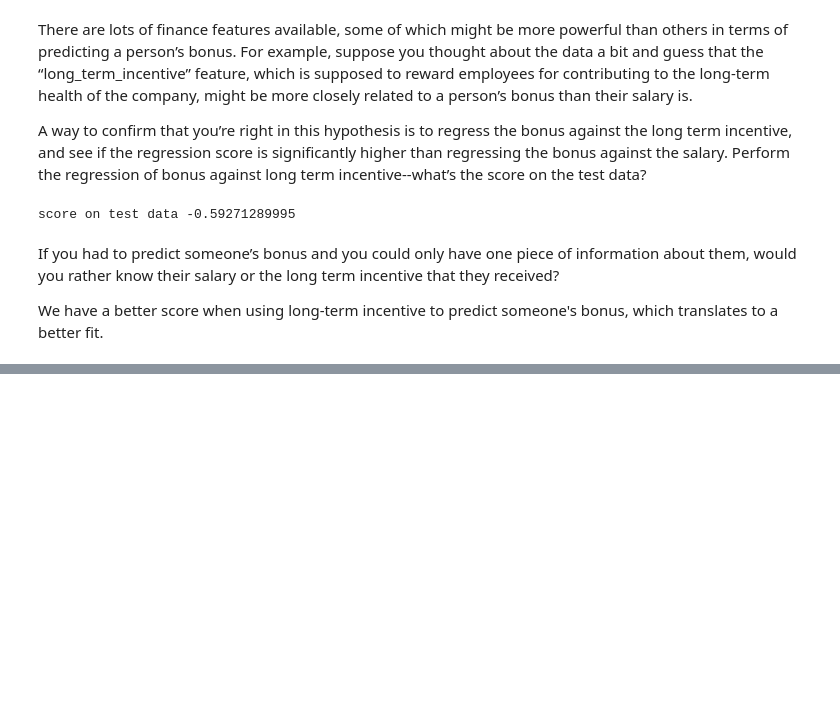
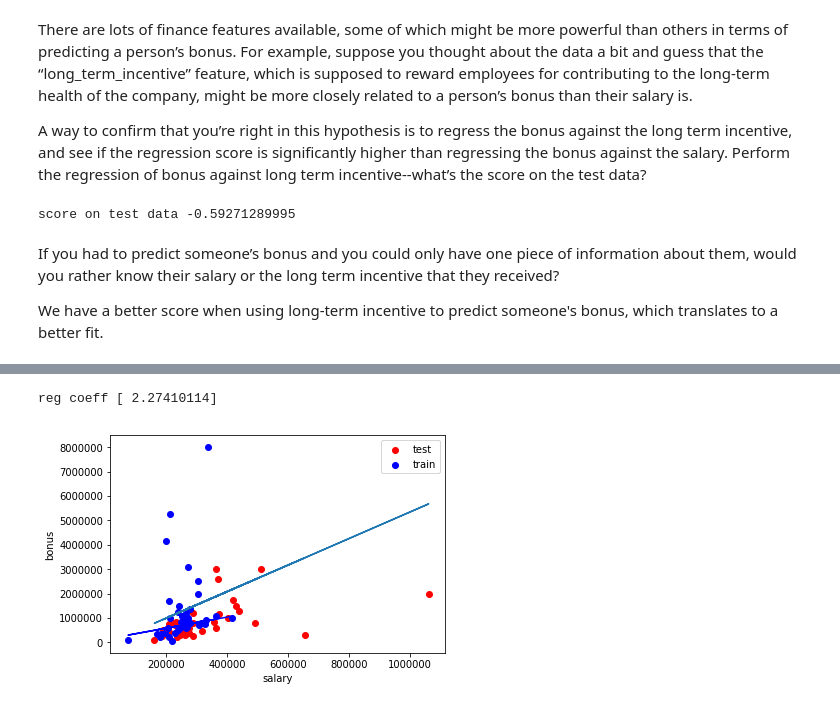
Before and after one commit to Rithvik-Kranti/Enron-Data-Project, a Jupyter notebook: data set and questions.ipynb, the cells around one changed output, grey strips where cells are left out. Cells and saved outputs as stored; diff of their text form; code cells hidden in the pictures; blank space fills up the shorter version.

Commit message:
outlier with regression

```diff
--- a/data set and questions.ipynb
+++ b/data set and questions.ipynb
@@ -400,0 +408,68 @@ We have a better score when using long-term incentive to predict someone's bonus
+# %%
+# OUTLIER
+
+import sys
+import pickle
+sys.path.append("C:\\Users\\Jon Targaryen\\Desktop\\mach learn\\ud120-projects\\tools")
+from feature_format import featureFormat, targetFeatureSplit
+dictionary = pickle.load( open("C:\\Users\\Jon Targaryen\\Desktop\\mach learn\\ud120-projects\\final_project\\final_project_dataset_modified.pkl", "r") )
+
+
+### list the features you want to look at--first item in the
+### list will be the "target" feature
+features_list = ["bonus", "salary"]
+data = featureFormat( dictionary, features_list, remove_any_zeroes=True)
+target, features = targetFeatureSplit( data )
+
+### training-testing split needed in regression, just like classification
+from sklearn.cross_validation import train_test_split
+feature_train, feature_test, target_train, target_test = train_test_split(features, target, test_size=0.5, random_state=42)
+train_color = "b"
+test_color = "r"
+
+
+
+### Your regression goes here!
+### Please name it reg, so that the plotting code below picks it up and
+### plots it correctly. Don't forget to change the test_color above from "b" to
+### "r" to differentiate training points from test points.
+
+
+
+
+
+
+
+### draw the scatterplot, with color-coded training and testing points
+import matplotlib.pyplot as plt
+for feature, target in zip(feature_test, target_test):
+    plt.scatter( feature, target, color=test_color )
+for feature, target in zip(feature_train, target_train):
+    plt.scatter( feature, target, color=train_color )
+
+### labels for the legend
+plt.scatter(feature_test[0], target_test[0], color=test_color, label="test")
+plt.scatter(feature_test[0], target_test[0], color=train_color, label="train")
+
+
+
+
+### draw the regression line, once it's coded
+try:
+    plt.plot( feature_test, reg.predict(feature_test) )
+except NameError:
+    pass
+
+reg.fit(feature_test, target_test)
+plt.plot(feature_train, reg.predict(feature_train), color="b")
+
+print "reg coeff " + str(reg.coef_)
+# print "reg intercept " + str(reg.intercept_)
+
+plt.xlabel(features_list[1])
+plt.ylabel(features_list[0])
+plt.legend()
+plt.show()
+# %% [output]
+reg coeff [ 2.27410114]
+[figure, added]
```
Also changed, not shown: parts of 2 cells of this notebook.
